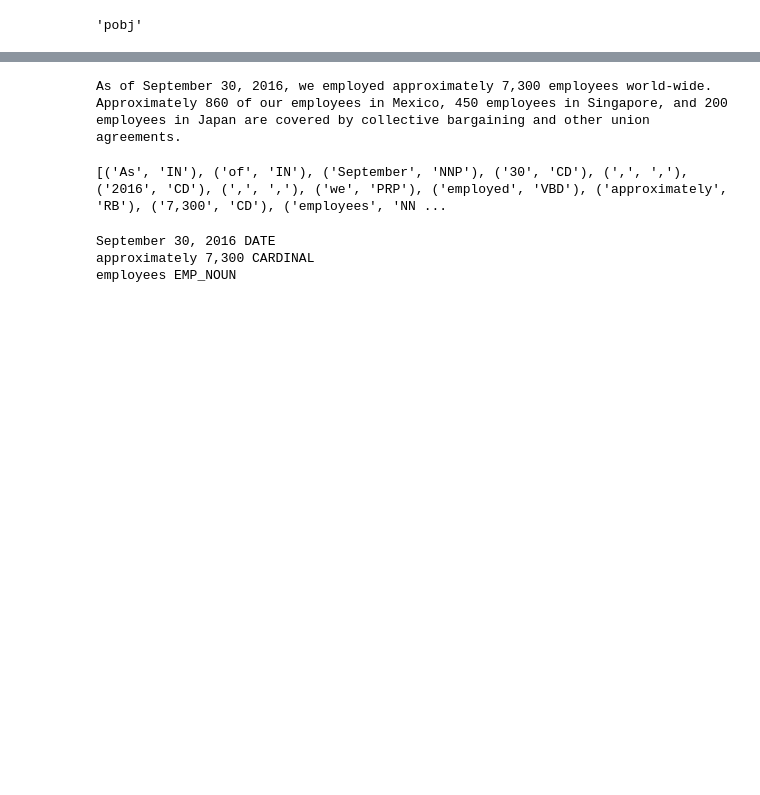
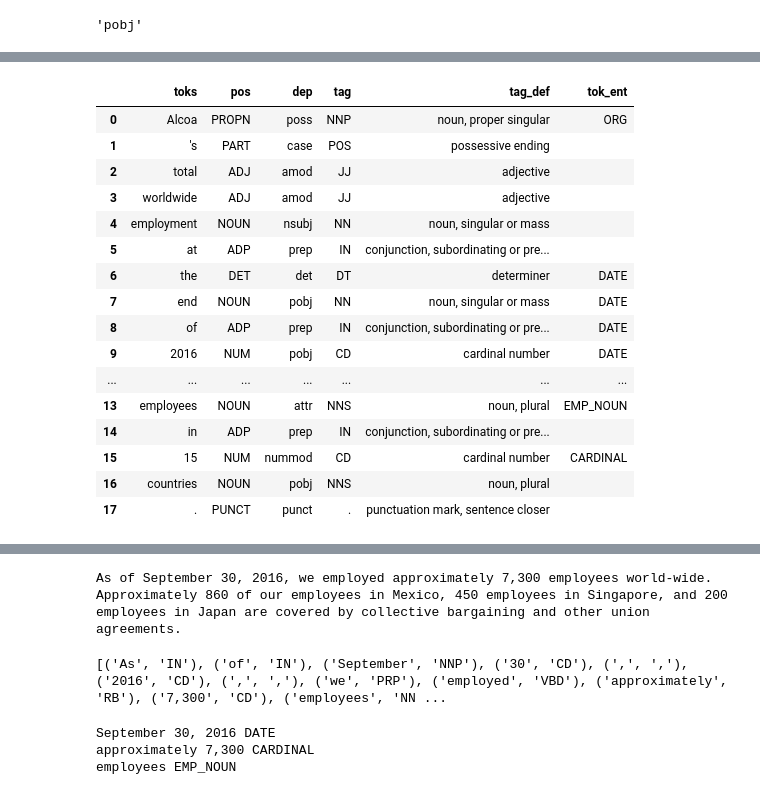
Before and after one commit to JarrodAJ/sec_employee_information_extraction, a Jupyter notebook: 4_Define_SpaCy_NER.ipynb, the cells around one changed output, grey strips where cells are left out. Cells and saved outputs as stored; diff of their text form; code cells hidden in the pictures; blank space fills up the shorter version.

```diff
--- a/4_Define_SpaCy_NER.ipynb
+++ b/4_Define_SpaCy_NER.ipynb
@@ -251,2 +432,22 @@ extract_emp_relations(ex2)
 # %%
-ex4 = nlp("Alcoa's total worldwide employment at the end of 2016 was approximately 14,000 employees in 15 countries.")
+ex3 = nlp("Alcoa's total worldwide employment at the end of 2016 was approximately 14,000 employees in 15 countries.")
+# %%
+print_doc_df(ex3)
+# %% [output]
+|  | toks | pos | dep | tag | tag_def | tok_ent |
+| 0 | Alcoa | PROPN | poss | NNP | noun, proper singular | ORG |
+| 1 | 's | PART | case | POS | possessive ending |  |
+| 2 | total | ADJ | amod | JJ | adjective |  |
+| 3 | worldwide | ADJ | amod | JJ | adjective |  |
+| 4 | employment | NOUN | nsubj | NN | noun, singular or mass |  |
+| 5 | at | ADP | prep | IN | conjunction, subordinating or pre... |  |
+| 6 | the | DET | det | DT | determiner | DATE |
+| 7 | end | NOUN | pobj | NN | noun, singular or mass | DATE |
+| 8 | of | ADP | prep | IN | conjunction, subordinating or pre... | DATE |
+| 9 | 2016 | NUM | pobj | CD | cardinal number | DATE |
+| ... | ... | ... | ... | ... | ... | ... |
+| 13 | employees | NOUN | attr | NNS | noun, plural | EMP_NOUN |
+| 14 | in | ADP | prep | IN | conjunction, subordinating or pre... |  |
+| 15 | 15 | NUM | nummod | CD | cardinal number | CARDINAL |
+| 16 | countries | NOUN | pobj | NNS | noun, plural |  |
+| 17 | . | PUNCT | punct | . | punctuation mark, sentence closer |  |
```
Also changed, not shown: parts of 94 cells of this notebook.
